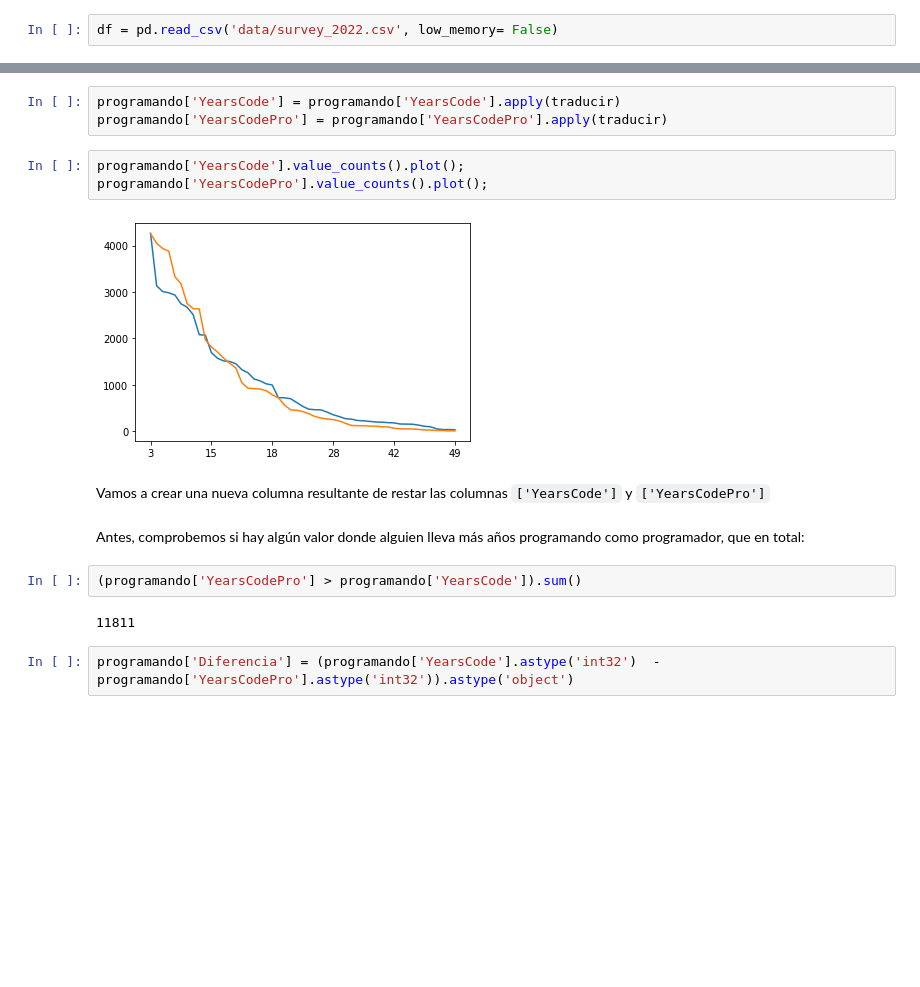
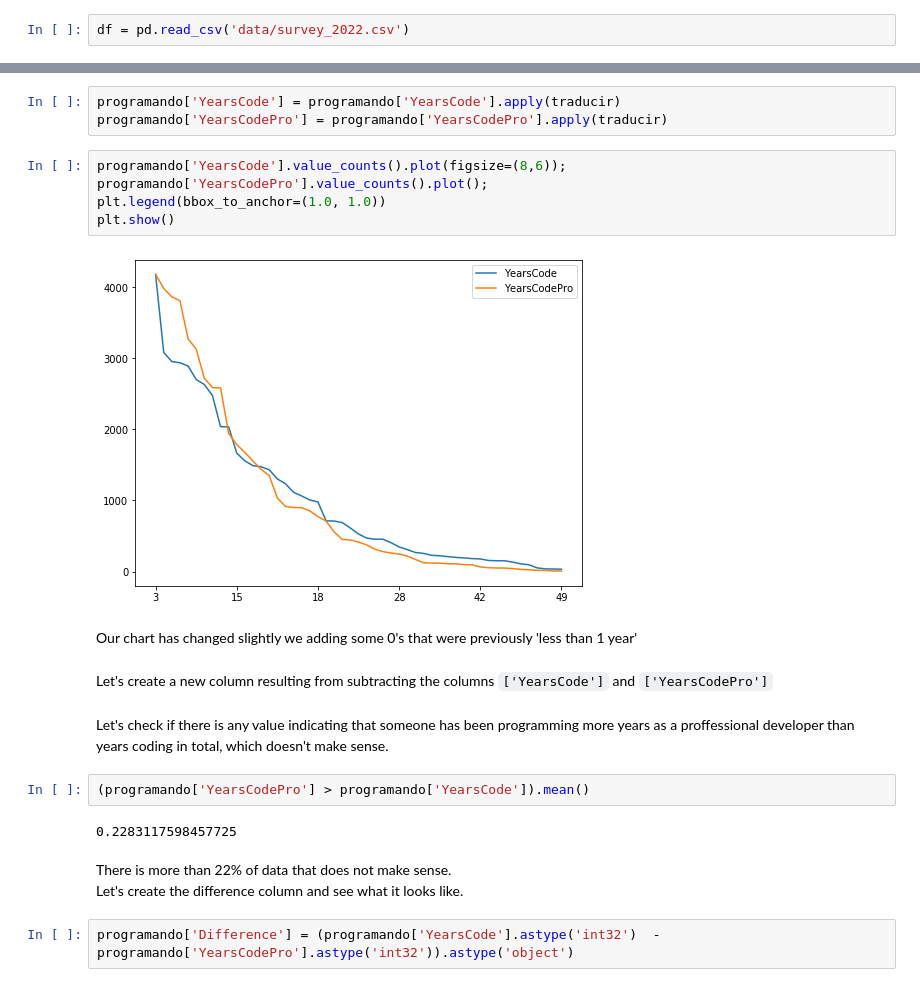
Before and after one commit to pingwie/stackoverflow, a Jupyter notebook: StackOverflow_22.ipynb, the cells around one changed output, grey strips where cells are left out. Saved outputs shown, nothing was run; the diff lists cells and outputs as text; blank space fills up the shorter version.

```diff
--- a/StackOverflow_22.ipynb
+++ b/StackOverflow_22.ipynb
@@ -6,7 +9,7 @@ import matplotlib.pyplot as plt
 from collections import defaultdict
 %matplotlib inline
 # %%
-df = pd.read_csv('data/survey_2022.csv', low_memory= False)
+df = pd.read_csv('data/survey_2022.csv')
 # %%
 fd = pd.read_csv('data/schema_2022.csv')
 # %%
@@ -331,17 +381,24 @@ def traducir(valor):
 programando['YearsCode'] = programando['YearsCode'].apply(traducir)
 programando['YearsCodePro'] = programando['YearsCodePro'].apply(traducir)
 # %%
-programando['YearsCode'].value_counts().plot();
+programando['YearsCode'].value_counts().plot(figsize=(8,6));
 programando['YearsCodePro'].value_counts().plot();
+plt.legend(bbox_to_anchor=(1.0, 1.0))
+plt.show()
 # %% [output]
-[figure, old version]
+[figure, new version]
+# %% [markdown]
+Our chart has changed slightly we adding some 0's that were previously 'less than 1 year'
 # %% [markdown]
-Vamos a crear una nueva columna resultante de restar las columnas `['YearsCode']` y `['YearsCodePro']`
+Let's create a new column resulting from subtracting the columns `['YearsCode']` and `['YearsCodePro']`
 # %% [markdown]
-Antes, comprobemos si hay algún valor donde alguien lleva más años programando como programador, que en total:
+Let's check if there is any value indicating that someone has been programming more years as a proffessional developer than years coding in total, which doesn't make sense.
 # %%
-(programando['YearsCodePro'] > programando['YearsCode']).sum()
+(programando['YearsCodePro'] > programando['YearsCode']).mean()
 # %% [output]
-11811
+0.2283117598457725
+# %% [markdown]
+There is more than 22% of data that does not make sense.
+Let's create the difference column and see what it looks like.
 # %%
-programando['Diferencia'] = (programando['YearsCode'].astype('int32')  - programando['YearsCodePro'].astype('int32')).astype('object')
+programando['Difference'] = (programando['YearsCode'].astype('int32')  - programando['YearsCodePro'].astype('int32')).astype('object')
```
Also changed, not shown: parts of 72 cells of this notebook.
